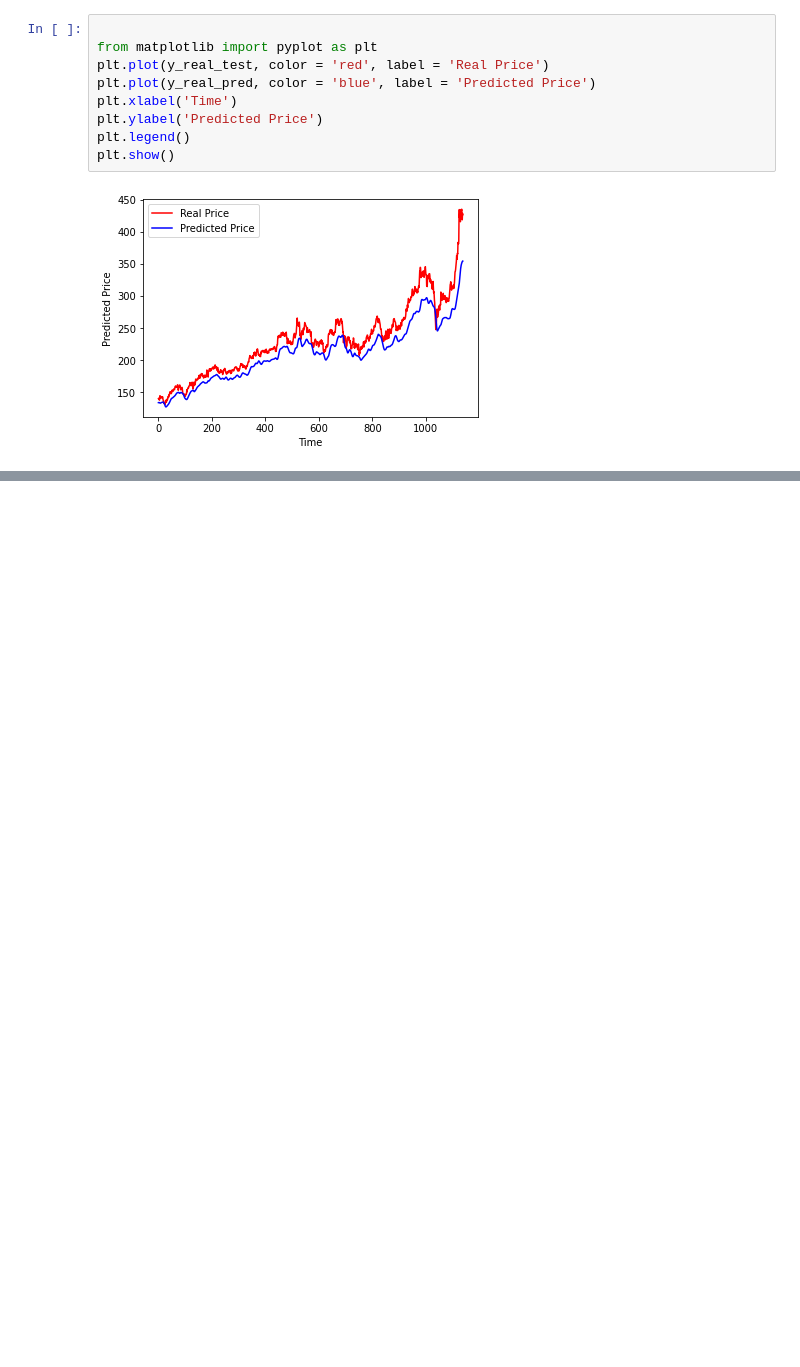
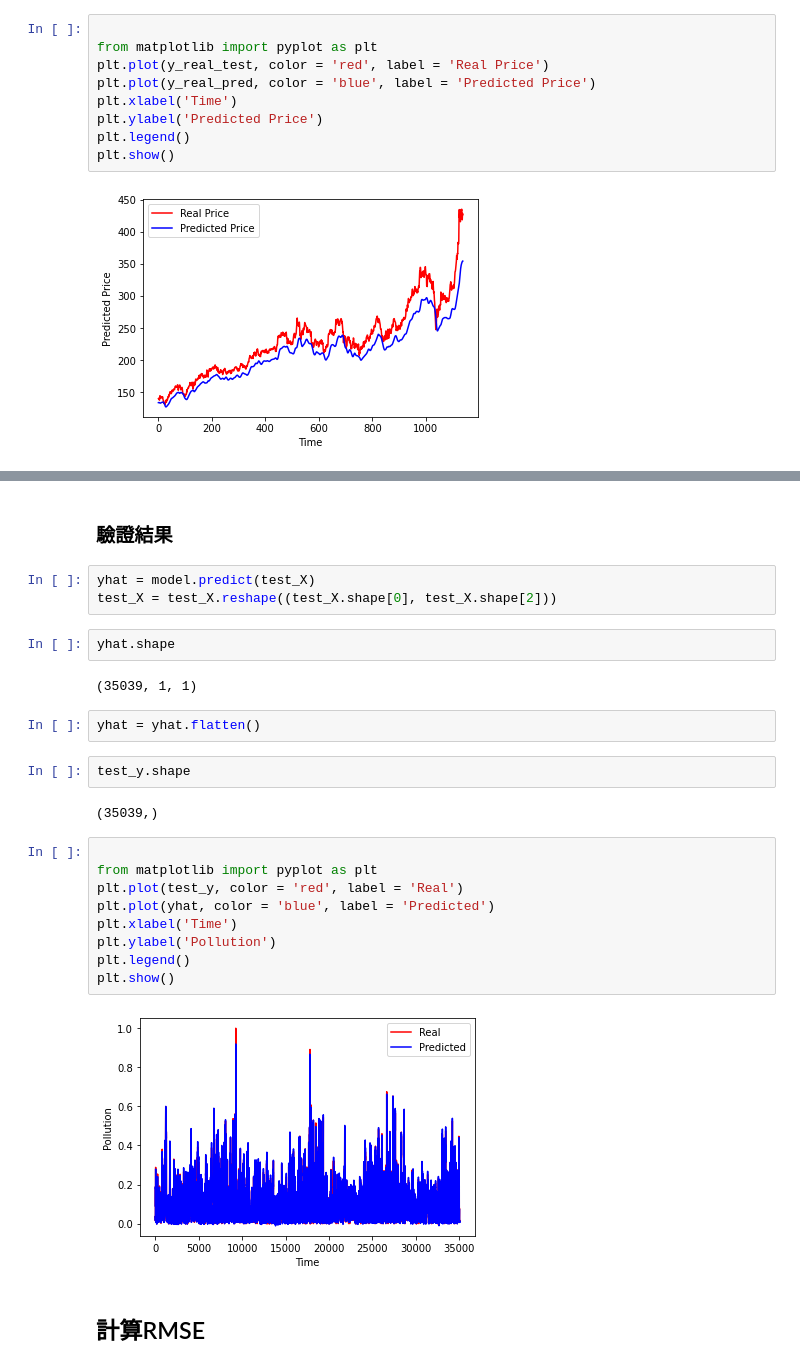
Before and after one commit to ywchiu/tibamedl, a Jupyter notebook: Demo20200815.ipynb, the cells around one changed output, grey strips where cells are left out. Drawn from its saved outputs; the diff is of its cells as text; blank space fills up the shorter version.

```diff
--- a/Demo20200815.ipynb
+++ b/Demo20200815.ipynb
@@ -248,0 +656,28 @@ plt.show()
+# %% [markdown]
+### 驗證結果
+# %%
+yhat = model.predict(test_X)
+test_X = test_X.reshape((test_X.shape[0], test_X.shape[2]))
+# %%
+yhat.shape
+# %% [output]
+(35039, 1, 1)
+# %%
+yhat = yhat.flatten()
+# %%
+test_y.shape
+# %% [output]
+(35039,)
+# %%
+
+from matplotlib import pyplot as plt
+plt.plot(test_y, color = 'red', label = 'Real')
+plt.plot(yhat, color = 'blue', label = 'Predicted')
+plt.xlabel('Time')
+plt.ylabel('Pollution')
+plt.legend()
+plt.show()
+# %% [output]
+[figure, added]
+# %% [markdown]
+## 計算RMSE
```
Also changed, not shown: parts of 58 cells of this notebook.
